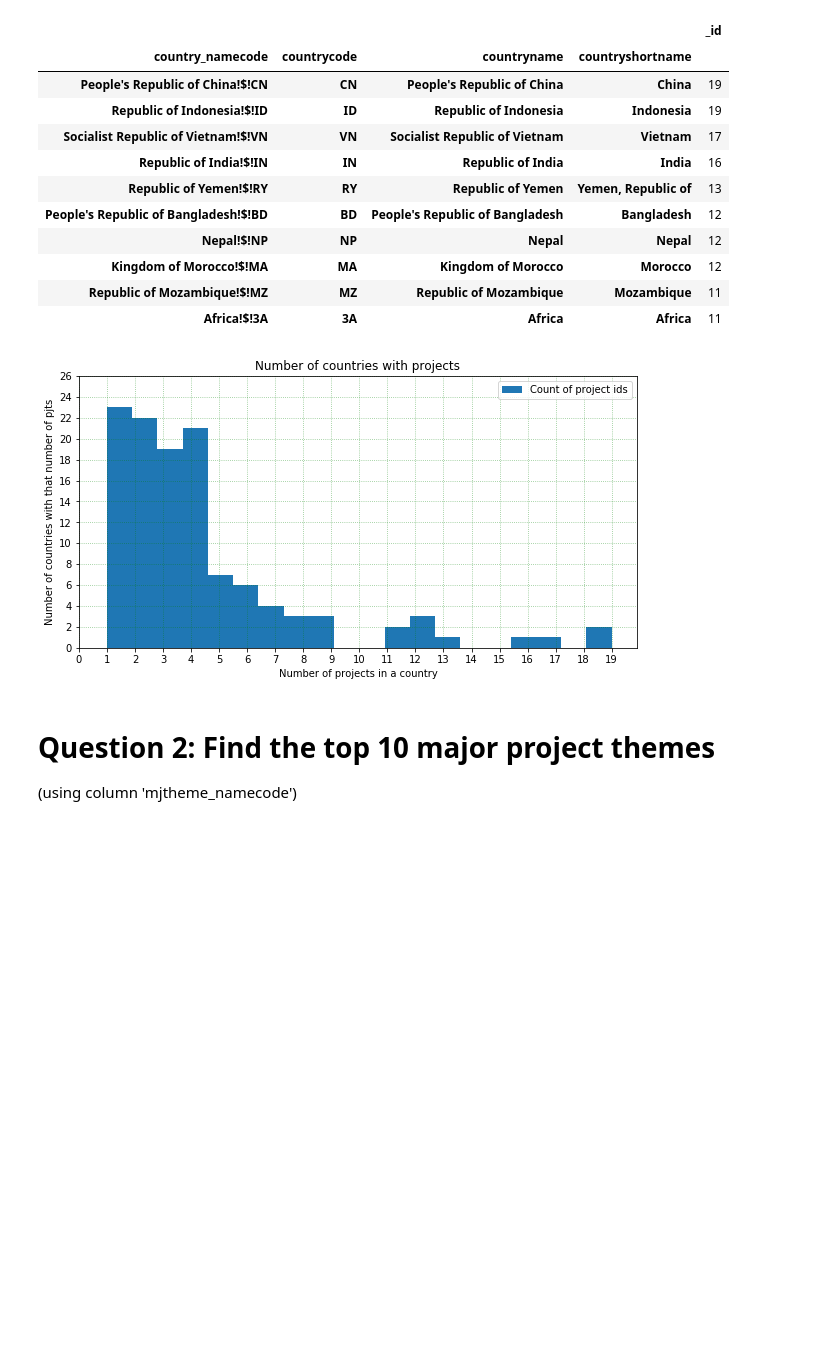
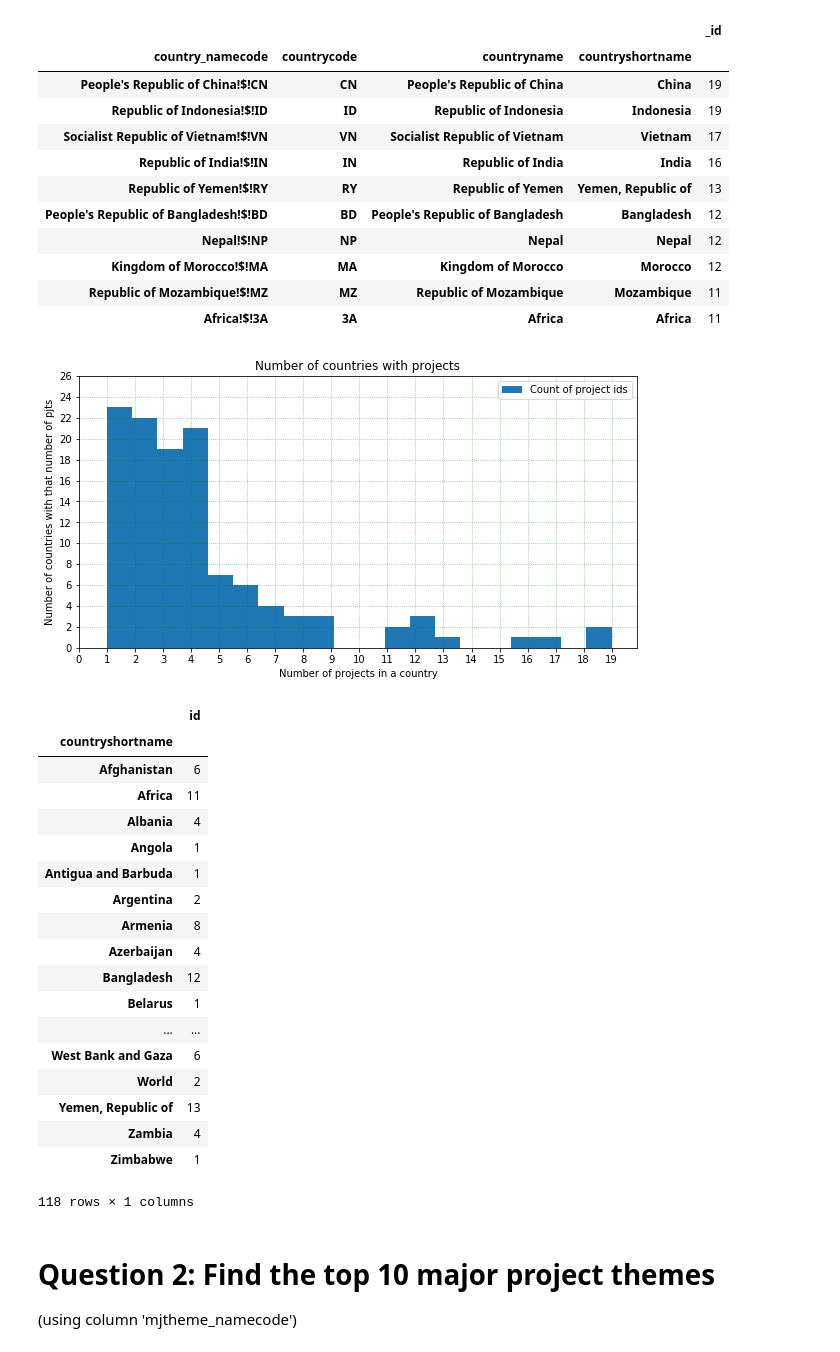
Before and after one commit to alsnkline/Springb, a Jupyter notebook: data_wrangling_json/sliderule_dsi_json_exercise.ipynb, the cells around one changed output. Cells and saved outputs as stored; diff of their text form; code cells hidden in the pictures; blank space fills up the shorter version.

```diff
--- a/data_wrangling_json/sliderule_dsi_json_exercise.ipynb
+++ b/data_wrangling_json/sliderule_dsi_json_exercise.ipynb
@@ -153,20 +153,41 @@ pjts_country.groupby(country_columns).count().sort_values('_id', ascending=False
 # %%
 # visualizing distribution of projects in countries
 import matplotlib.pyplot as plt
 plt.rcParams["figure.figsize"] = (10,5)
 
 plotdf = pjts[['countryshortname', '_id']].groupby('countryshortname').count()
+plotdf = plotdf.rename(columns={'_id':'id'})
 plotdf.plot(kind='hist', bins=20 )
 plt.title('Number of countries with projects')
 plt.xlabel('Number of projects in a country')
 plt.ylabel('Number of countries with that number of pjts')
 plt.xticks(range(20))
 plt.yticks(range(0, 28, 2))
 plt.grid(color='g', alpha=0.5, linestyle=':')
 plt.legend(['Count of project ids'])
 plt.show()
+plotdf
 # %% [output]
 [figure]
+|  | id |
+| countryshortname |  |
+| Afghanistan | 6 |
+| Africa | 11 |
+| Albania | 4 |
+| Angola | 1 |
+| Antigua and Barbuda | 1 |
+| Argentina | 2 |
+| Armenia | 8 |
+| Azerbaijan | 4 |
+| Bangladesh | 12 |
+| Belarus | 1 |
+| ... | ... |
+| West Bank and Gaza | 6 |
+| World | 2 |
+| Yemen, Republic of | 13 |
+| Zambia | 4 |
+| Zimbabwe | 1 |
+118 rows × 1 columns
 # %% [markdown]
 # Question 2: Find the top 10 major project themes
 (using column 'mjtheme_namecode')
```
Also changed, not shown: parts of 1 cell of this notebook.
